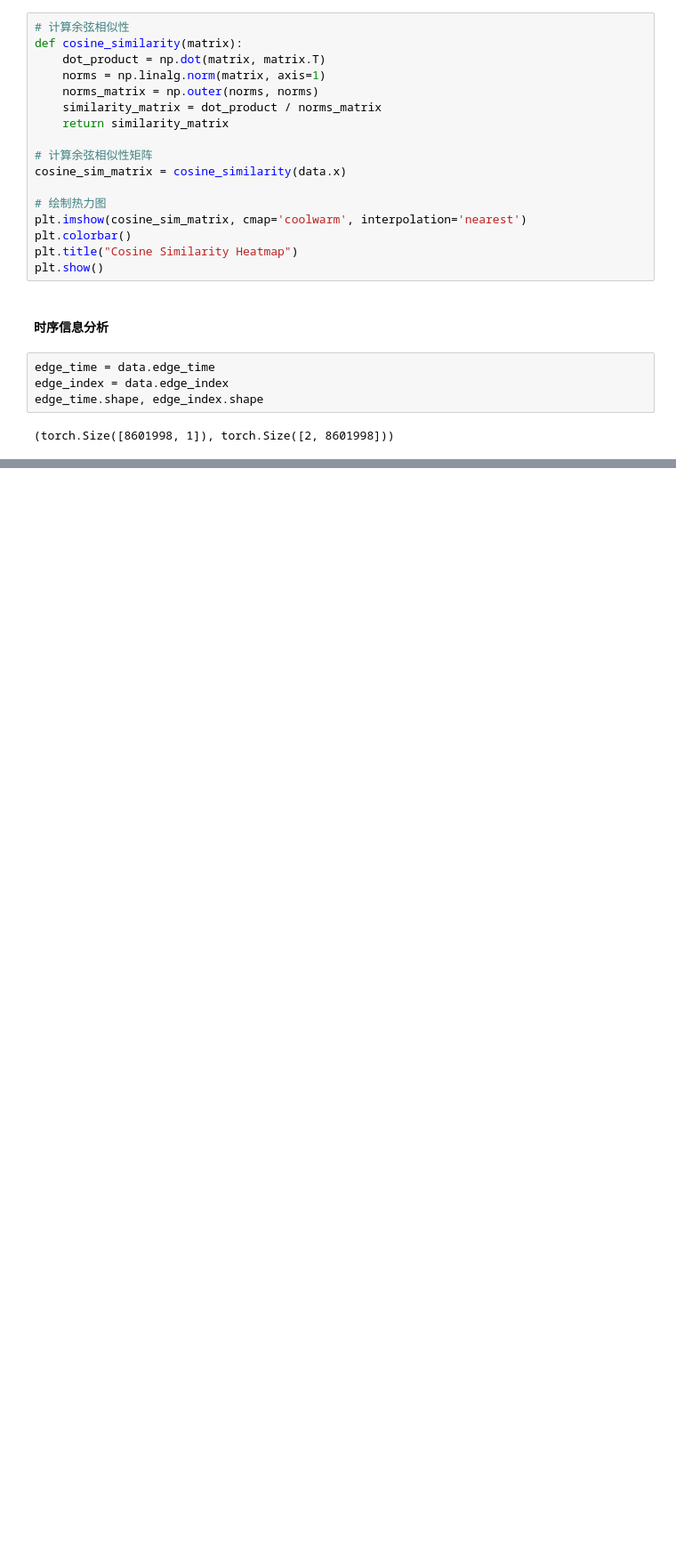
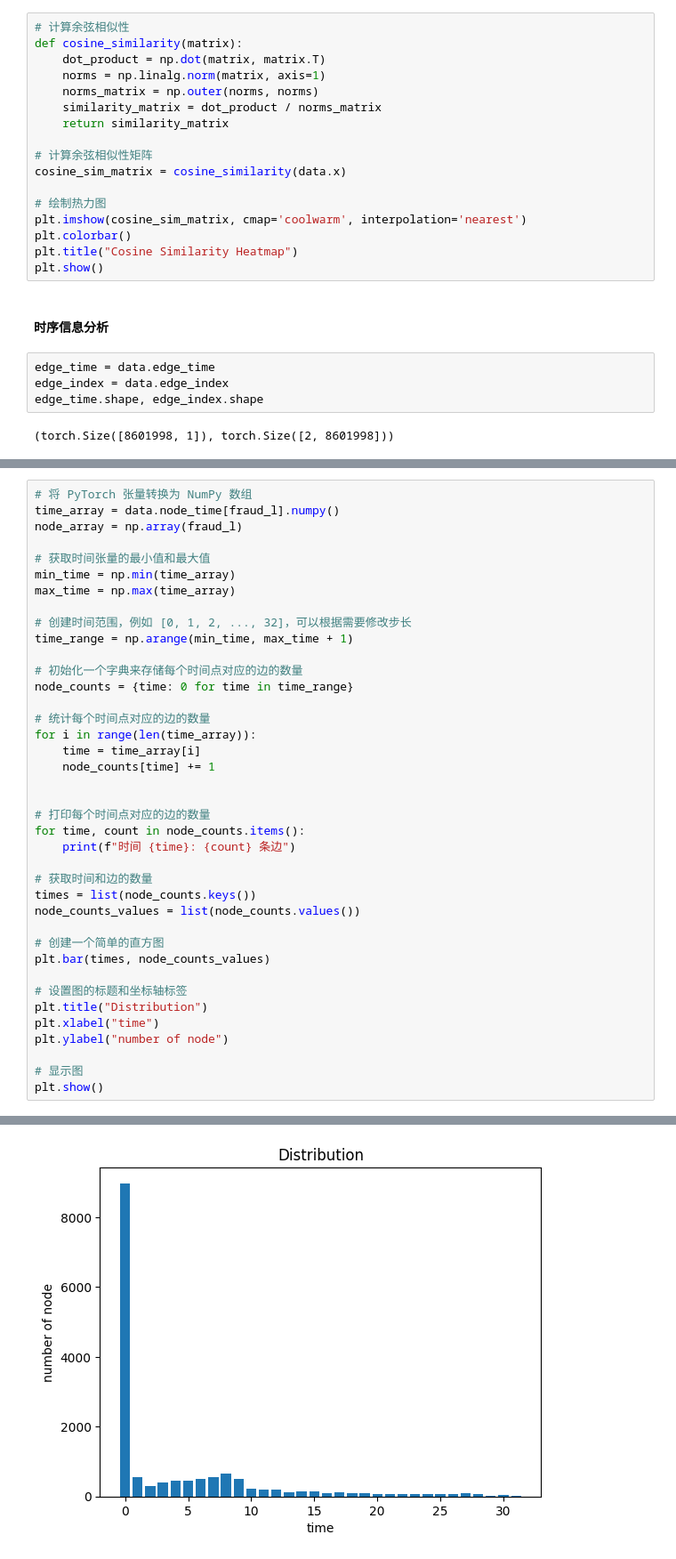
Before and after one commit to mgao97/DGraph_Experiments, a Jupyter notebook: our.ipynb, the cells around one changed output, grey strips where cells are left out. Shown at 89% size. Cells and saved outputs as stored; diff of their text form; blank space fills up the shorter version.

```diff
--- a/our.ipynb
+++ b/our.ipynb
@@ -357,0 +556,40 @@ Error:
+# %%
+# 将 PyTorch 张量转换为 NumPy 数组
+time_array = data.node_time[fraud_l].numpy()
+node_array = np.array(fraud_l)
+
+# 获取时间张量的最小值和最大值
+min_time = np.min(time_array)
+max_time = np.max(time_array)
+
+# 创建时间范围，例如 [0, 1, 2, ..., 32]，可以根据需要修改步长
+time_range = np.arange(min_time, max_time + 1)
+
+# 初始化一个字典来存储每个时间点对应的边的数量
+node_counts = {time: 0 for time in time_range}
+
+# 统计每个时间点对应的边的数量
+for i in range(len(time_array)):
+    time = time_array[i]
+    node_counts[time] += 1
+
+
+# 打印每个时间点对应的边的数量
+for time, count in node_counts.items():
+    print(f"时间 {time}: {count} 条边")
+
+# 获取时间和边的数量
+times = list(node_counts.keys())
+node_counts_values = list(node_counts.values())
+
+# 创建一个简单的直方图
+plt.bar(times, node_counts_values)
+
+# 设置图的标题和坐标轴标签
+plt.title("Distribution")
+plt.xlabel("time")
+plt.ylabel("number of node")
+
+# 显示图
+plt.show()
+# %% [output]
@@ -357,0 +613 @@ Error:
+[figure, added]
```
Also changed, not shown: parts of 62 cells of this notebook, 33 other files.
